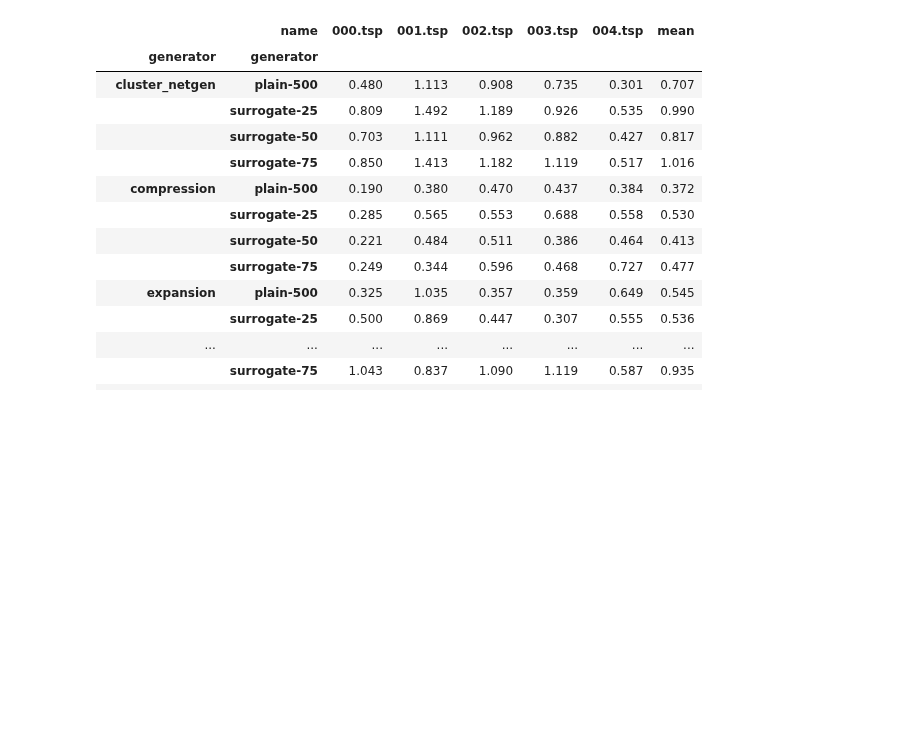
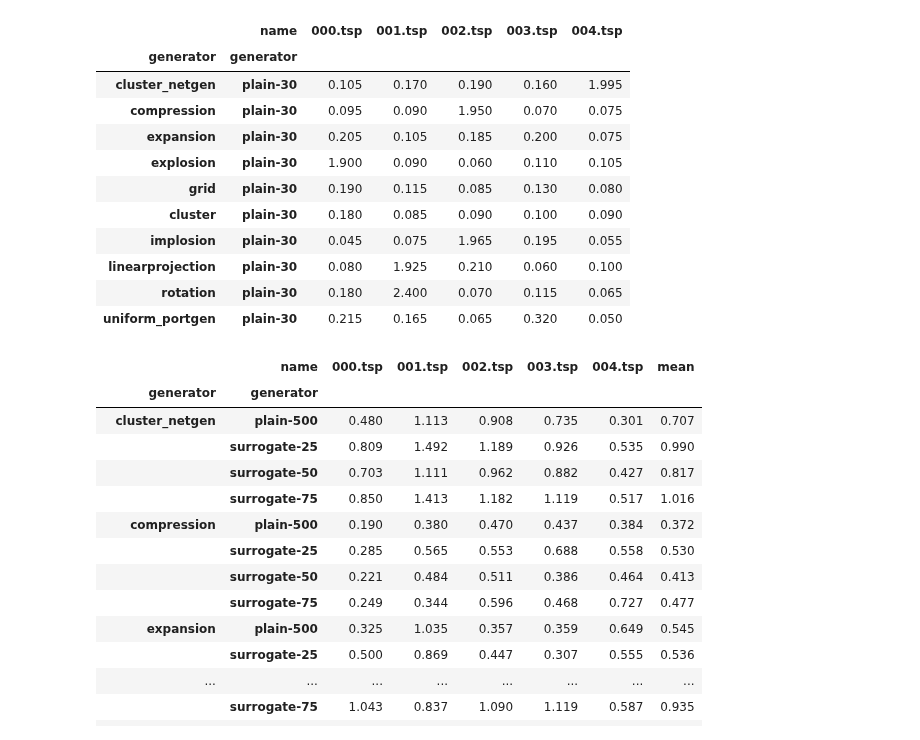
Before and after one commit to zakrzewow/raw-algorithm-portfolios, a Jupyter notebook: results_par10.ipynb, the cells around one changed output. Drawn from its saved outputs; the diff is of its cells as text; code cells hidden in the pictures; blank space fills up the shorter version.

```diff
--- a/results_par10.ipynb
+++ b/results_par10.ipynb
@@ -22,7 +22,7 @@ generators = [
     "uniform_portgen",
 ]
 
-test_instances = TSP_from_index_file(filepath=DATA_DIR / "TSP" / "TEST_600" / "index.json")
+test_instances = TSP_from_index_file(filepath=DATA_DIR / "TSP" / "TEST" / "index.json")
 
 id_to_generator_name = {
     instance.id(): instance.filepath.parts[-2] for instance in test_instances
@@ -86,3 +86,18 @@ sur75 = sur75.assign(generator="surrogate-75").set_index("generator", append=Tru
+# %%
+plain
+# %% [output]
+|  | name | 000.tsp | 001.tsp | 002.tsp | 003.tsp | 004.tsp |
+| generator | generator |  |  |  |  |  |
+| cluster_netgen | plain-30 | 0.105 | 0.170 | 0.190 | 0.160 | 1.995 |
+| compression | plain-30 | 0.095 | 0.090 | 1.950 | 0.070 | 0.075 |
+| expansion | plain-30 | 0.205 | 0.105 | 0.185 | 0.200 | 0.075 |
+| explosion | plain-30 | 1.900 | 0.090 | 0.060 | 0.110 | 0.105 |
+| grid | plain-30 | 0.190 | 0.115 | 0.085 | 0.130 | 0.080 |
+| cluster | plain-30 | 0.180 | 0.085 | 0.090 | 0.100 | 0.090 |
+| implosion | plain-30 | 0.045 | 0.075 | 1.965 | 0.195 | 0.055 |
+| linearprojection | plain-30 | 0.080 | 1.925 | 0.210 | 0.060 | 0.100 |
+| rotation | plain-30 | 0.180 | 2.400 | 0.070 | 0.115 | 0.065 |
+| uniform_portgen | plain-30 | 0.215 | 0.165 | 0.065 | 0.320 | 0.050 |
 # %%
 df = pd.concat([plain, sur25, sur50, sur75], axis=0).sort_index(level=0).loc[generators]
 df["mean"] = df.mean(axis=1)
```
Also changed, not shown: parts of 1 cell of this notebook, 2 other files.
